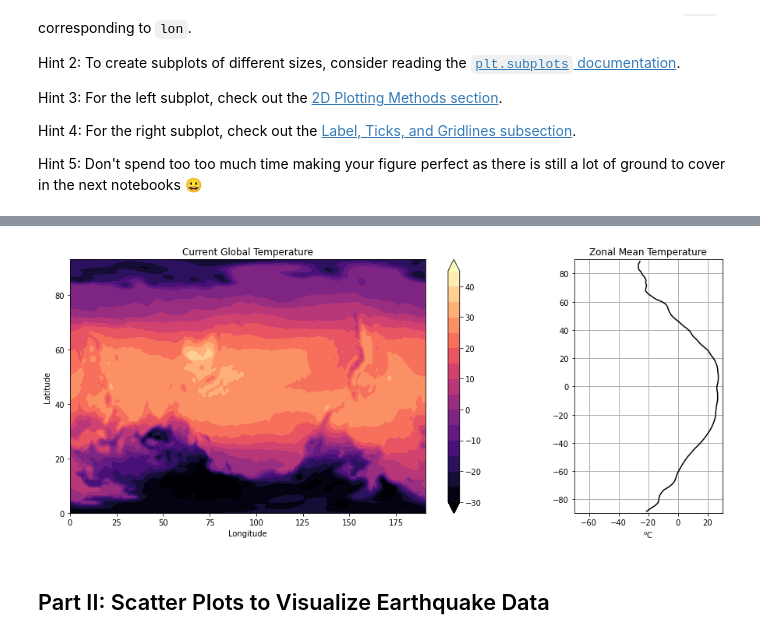
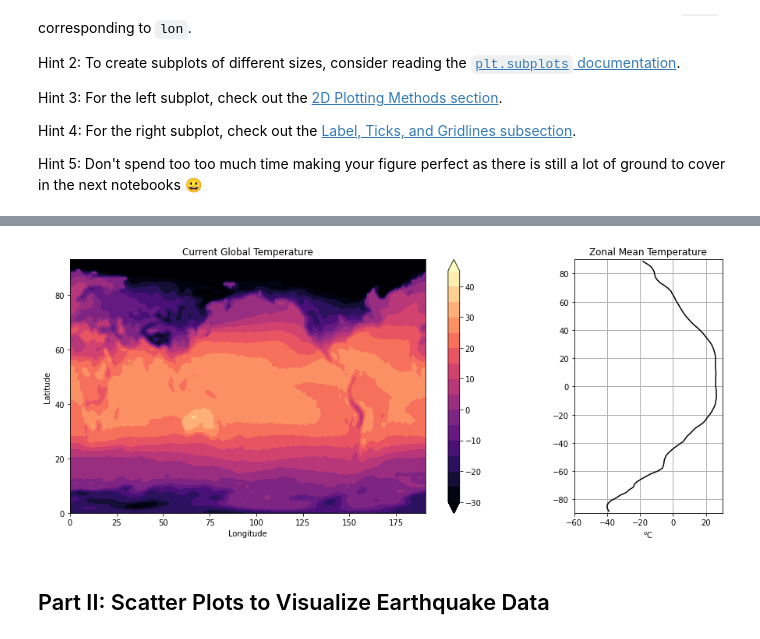
Before and after one commit to isabelntho/2022_ML_Earth_Env_Sci, a Jupyter notebook: Lab_Notebooks/S1_3_Matplotlib.ipynb, the cells around one changed output, grey strips where cells are left out. Drawn from its saved outputs; the diff is of its cells as text; code cells hidden in the pictures.

Commit message:
Fixed temperature map (inverted temp array)

```diff
--- a/Lab_Notebooks/S1_3_Matplotlib.ipynb
+++ b/Lab_Notebooks/S1_3_Matplotlib.ipynb
@@ -501,25 +501,27 @@ Hint 5: Don't spend too too much time making your figure perfect as there is sti
 # %%
 import numpy as np
 # Replicate the figure here
 fig, axes = plt.subplots(ncols=2, figsize=(15, 6), gridspec_kw={'width_ratios': [3, 1]})
 ax0, ax1 = axes
 
+temp_flip = np.flip(temp, axis=0)
+
 clevels = np.arange(-40, 40, 5) + 10
-p1 = ax0.contourf(temp, clevels, cmap='magma', extend="both")
+p1 = ax0.contourf(temp_flip, clevels, cmap='magma', extend="both")
 ax0.set_xlabel('Longitude')
 ax0.set_ylabel('Latitude')
 ax0.set_title('Current Global Temperature')
 fig.colorbar(p1, ax=axes[0])
 
-t_mean = temp.mean(axis=1)
-ax1.plot(t_mean, lat, color="k")
+t_mean = temp_flip.mean(axis=1)
+ax1.plot(t_mean,lat, color="k")
 ax1.set_xlabel("$\mathregular{^{o}C}$")
 ax1.set_title('Zonal Mean Temperature')
-ax1.set_xlim(-70, 30)
+ax1.set_xlim(-60, 30)
 ax1.set_ylim(-90, 90)
 ax1.grid(which='major', linewidth=1)
 # %% [output]
-[figure, old version]
+[figure, new version]
 # %% [markdown]
 ## Part II: Scatter Plots to Visualize Earthquake Data
 # %% [markdown]
```
Also changed, not shown: parts of 1 cell of this notebook.
